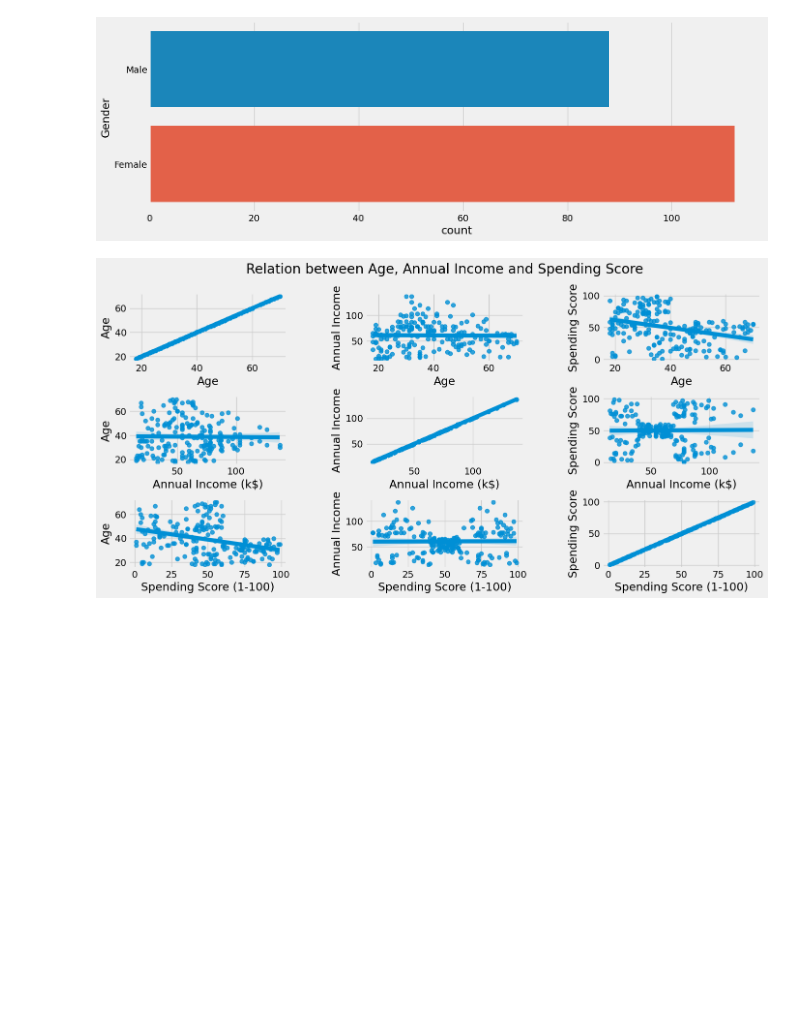
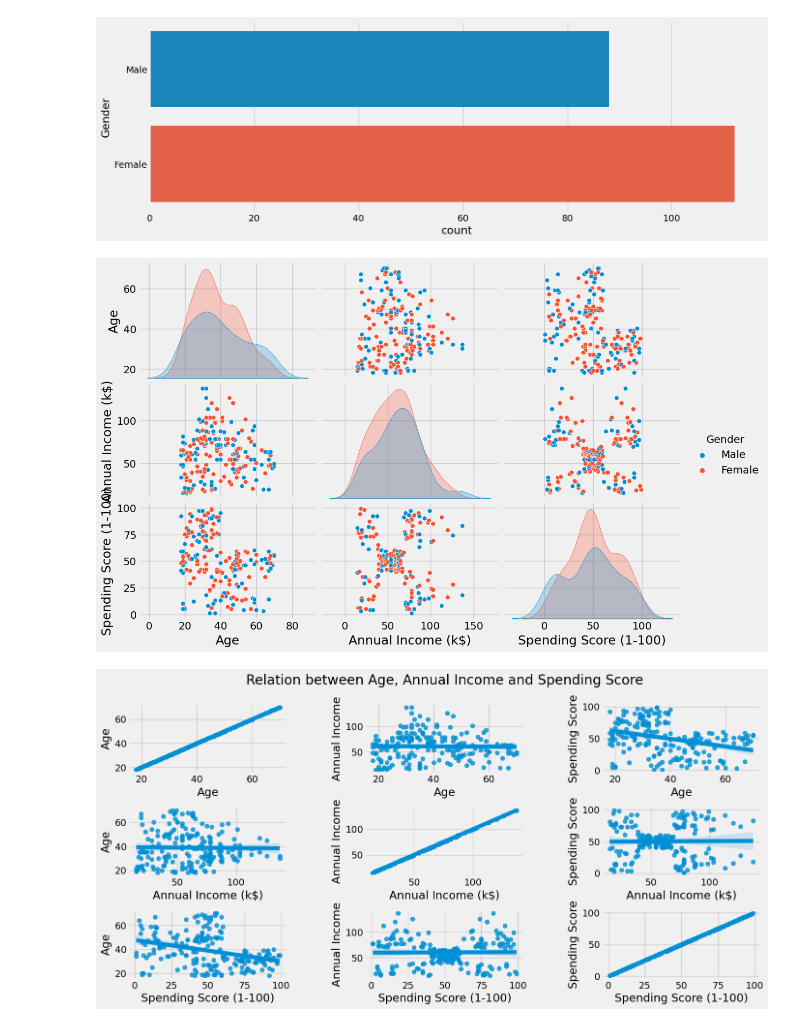
Before and after one commit to itsVarun20/Mall-Customers-Segmentation-Analysis, a Jupyter notebook: Mall_Customer_Segmentation_Analysis.ipynb, the cells around one changed output. Drawn from its saved outputs; the diff is of its cells as text; code cells hidden in the pictures; blank space fills up the shorter version.

```diff
--- a/Mall_Customer_Segmentation_Analysis.ipynb
+++ b/Mall_Customer_Segmentation_Analysis.ipynb
@@ -96,6 +99,13 @@ sns.countplot(y = 'Gender', data = df)
 plt.show()
 # %% [output]
 [figure]
+# %%
+# Plotting Pairplot
+
+sns.pairplot(df.drop('CustomerID', axis=1), hue='Gender', aspect=1.5)
+plt.show()
+# %% [output]
+[figure, added]
 # %%
 # Plotting Regression model for Age, Annual Income and Spending Score
 
```
Also changed, not shown: parts of 14 cells of this notebook.
